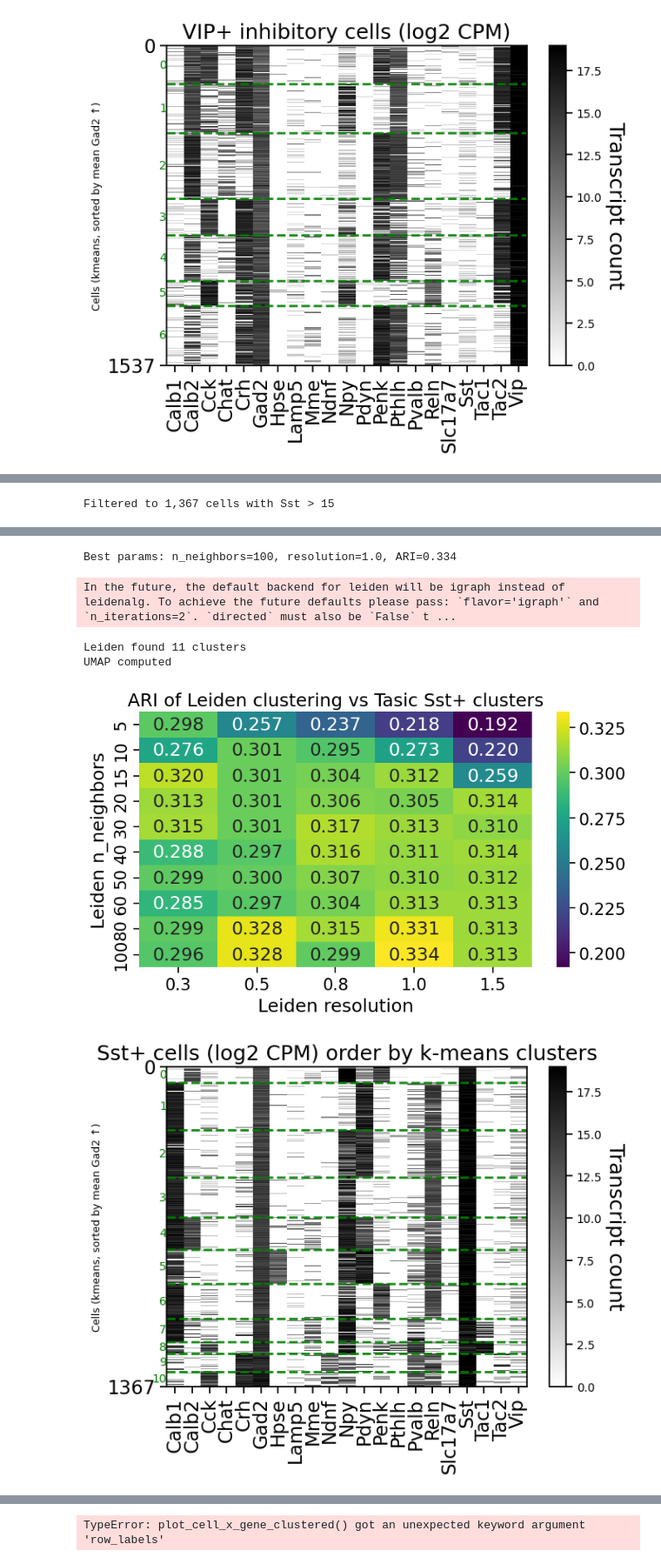
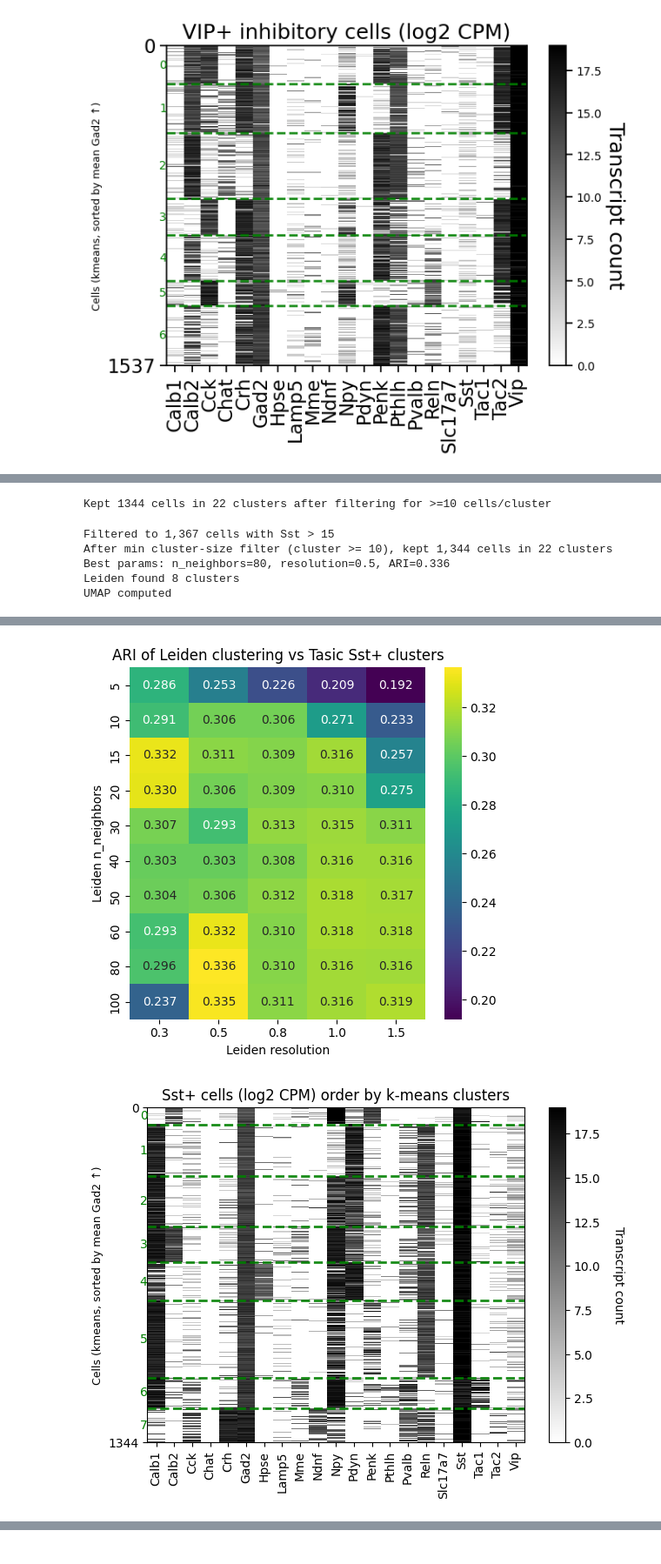
Before and after one commit to AllenNeuralDynamics/hcr-integrated-qc-capsule, a Jupyter notebook: code/cluster_validation/20260506-smartseq-tasic2018.ipynb, the cells around one changed output, grey strips where cells are left out. Shown at 87% size. Drawn from its saved outputs; the diff is of its cells as text; code cells hidden in the pictures.

```diff
--- a/code/cluster_validation/20260506-smartseq-tasic2018.ipynb
+++ b/code/cluster_validation/20260506-smartseq-tasic2018.ipynb
@@ -75,6 +84,6 @@ from aind_hcr_data_loader import get_hcr_dataset_pairwise
 # %%
 dataset, pw_ds, _ = get_hcr_dataset_pairwise(
-    mouse_id="782149",
+    mouse_id="790322",
     data_dir=Path("/root/capsule/data"),   # default
     load_spots=False,                        # default
     return_removed=False,                    # include removed spots with a 'removed' column
@@ -433,3 +417,11 @@ subclass_results
+# %%
+# now filter out clusters with fewer than 10 cells from adata_log_inh_subclass
+cluster_counts = adata_log_inh_subclass.obs['cluster'].value_counts()
+clusters_to_keep = cluster_counts[cluster_counts >= 10].index
+adata_log_inh_subclass_filtered = adata_log_inh_subclass[adata_log_inh_subclass.obs['cluster'].isin(clusters_to_keep)].copy()
+print(f"Kept {adata_log_inh_subclass_filtered.n_obs} cells in {adata_log_inh_subclass_filtered.obs['cluster'].nunique()} clusters after filtering for >=10 cells/cluster")
+# %% [output]
+Kept 1344 cells in 22 clusters after filtering for >=10 cells/cluster
 # %%
 gene = "Sst"
 expression_threshold = 15
@@ -440,6 +432,7 @@ adata_log_inh_subclass, subclass_results = cluster_validation_utils.cluster_gene
     gene=gene,
     expression_threshold=expression_threshold,
     reference_cluster_col="cluster",
+    min_cells_per_reference_cluster=10,
     compute_umap=True
 )
 
@@ -447,10 +440,10 @@ adata_log_inh_subclass, subclass_results = cluster_validation_utils.cluster_gene
 fig = cluster_validation_utils.plot_clustering_sweep_heatmap(
     subclass_results["sweep_df"],
     metric_col="ari",
-    title=f"ARI of Leiden clustering vs Tasic {gene}+ clusters"
+    title=f"ARI of Leiden clustering vs Tasic {gene}+ clusters",
+    figsize=(5, 5),
 )
 plt.show()
-
 
 viz.plot_cell_x_gene_clustered(
     pd.DataFrame(adata_log_inh_subclass.X, columns=adata_log_inh_subclass.var_names, index=adata_log_inh_subclass.obs_names),
@@ -469,13 +462,9 @@ sc.pl.umap(adata_log_inh_subclass, color="leiden", title=f"{gene}+ cells (leiden
 sc.pl.umap(adata_log_inh_subclass, color="subclass", title=f"{gene}+ cells (subclass)")
 sc.pl.umap(adata_log_inh_subclass, color="cluster", title=f"{gene}+ cells (original cluster)")
 sc.pl.umap(adata_log_inh_subclass, color="class", title=f"{gene}+ cells (class)")
-
-
-# plot cell x gene with cells ordered by leiden cluster and genes ordered by original order
-viz.plot_cell_x_gene_clustered(
-    pd.DataFrame(adata_log_inh_subclass.X, columns=adata_log_inh_subclass.var_names, index=adata_log_inh_subclass.obs_names),
-    row_labels=adata_log_inh_subclass.obs['leiden'], col_labels=adata_log_inh_subclass.var_names,
-    fig_size=(7, 10), title=f"{gene}+ cells (log2 CPM) ordered by Leiden clusters",
-    clip_range=(0, 5000))
 # %% [output]
 Filtered to 1,367 cells with Sst > 15
+After min cluster-size filter (cluster >= 10), kept 1,344 cells in 22 clusters
+Best params: n_neighbors=80, resolution=0.5, ARI=0.336
+Leiden found 8 clusters
+UMAP computed
@@ -499,6 +471,2 @@ In the future, the default backend for leiden will be igraph instead of leidenal
-Best params: n_neighbors=100, resolution=1.0, ARI=0.334
-In the future, the default backend for leiden will be igraph instead of leidenalg. To achieve the future defaults please pass: `flavor='igraph'` and `n_iterations=2`. `directed` must also be `False` t ...
-Leiden found 11 clusters
-UMAP computed
-[figure, old version]
+[figure, new version]
-[figure, old version]
+[figure, new version]
@@ -510 +477,0 @@ UMAP computed
-TypeError: plot_cell_x_gene_clustered() got an unexpected keyword argument 'row_labels'
```
Also changed, not shown: parts of 32 cells of this notebook, 2 other files.
